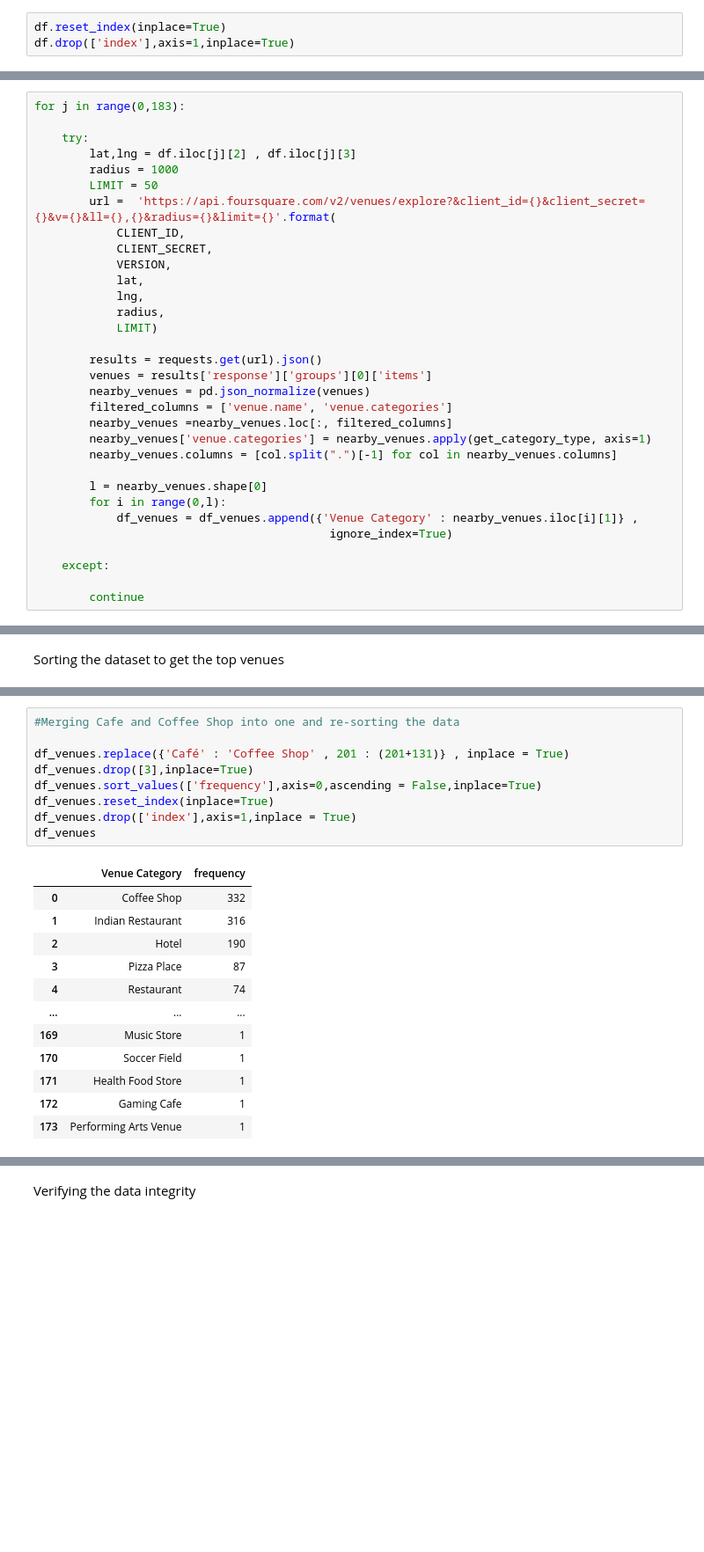
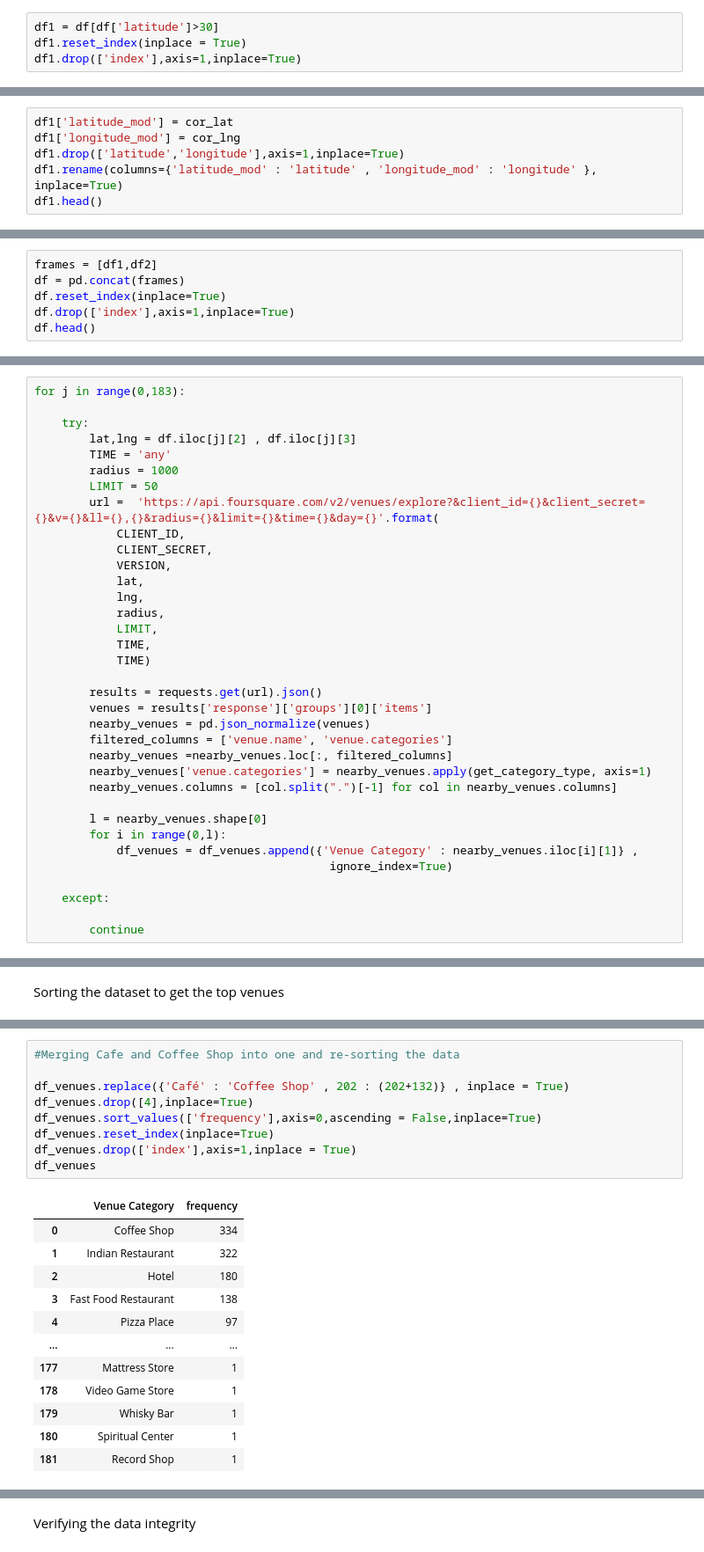
Before and after one commit to Sourin99/Rec-A-Businesss, a Jupyter notebook: Rec_a_Business_final_code.ipynb, the cells around one changed output, grey strips where cells are left out. Shown: that part at 88% size. Saved outputs shown, nothing was run; the diff lists cells and outputs as text; blank space fills up the shorter version.

```diff
--- a/Rec_a_Business_final_code.ipynb
+++ b/Rec_a_Business_final_code.ipynb
@@ -221,3 +225,4 @@ df = df[df['latitude'] < 30]
 # %%
-df.reset_index(inplace=True)
-df.drop(['index'],axis=1,inplace=True)
+df1 = df[df['latitude']>30]
+df1.reset_index(inplace = True)
+df1.drop(['index'],axis=1,inplace=True)
@@ -232,0 +266,6 @@ df.head()
+# %%
+df1['latitude_mod'] = cor_lat
+df1['longitude_mod'] = cor_lng
+df1.drop(['latitude','longitude'],axis=1,inplace=True)
+df1.rename(columns={'latitude_mod' : 'latitude' , 'longitude_mod' : 'longitude' }, inplace=True)
+df1.head()
@@ -232,0 +299,6 @@ df.head()
+# %%
+frames = [df1,df2]
+df = pd.concat(frames)
+df.reset_index(inplace=True)
+df.drop(['index'],axis=1,inplace=True)
+df.head()
@@ -293,16 +372,19 @@ for j in range(0,183):
 
     try:
         lat,lng = df.iloc[j][2] , df.iloc[j][3]
+        TIME = 'any'
         radius = 1000
         LIMIT = 50
-        url =  'https://api.foursquare.com/v2/venues/explore?&client_id={}&client_secret={}&v={}&ll={},{}&radius={}&limit={}'.format(
+        url =  'https://api.foursquare.com/v2/venues/explore?&client_id={}&client_secret={}&v={}&ll={},{}&radius={}&limit={}&time={}&day={}'.format(
             CLIENT_ID,
             CLIENT_SECRET,
             VERSION,
             lat,
             lng,
             radius,
-            LIMIT)
+            LIMIT,
+            TIME,
+            TIME)
 
         results = requests.get(url).json()
         venues = results['response']['groups'][0]['items']
@@ -365,22 +447,22 @@ df_venues.head(10)
 # %%
 #Merging Cafe and Coffee Shop into one and re-sorting the data
 
-df_venues.replace({'Café' : 'Coffee Shop' , 201 : (201+131)} , inplace = True)
-df_venues.drop([3],inplace=True)
+df_venues.replace({'Café' : 'Coffee Shop' , 202 : (202+132)} , inplace = True)
+df_venues.drop([4],inplace=True)
 df_venues.sort_values(['frequency'],axis=0,ascending = False,inplace=True)
 df_venues.reset_index(inplace=True)
 df_venues.drop(['index'],axis=1,inplace = True)
 df_venues
 # %% [output]
 |  | Venue Category | frequency |
-| 0 | Coffee Shop | 332 |
-| 1 | Indian Restaurant | 316 |
-| 2 | Hotel | 190 |
-| 3 | Pizza Place | 87 |
-| 4 | Restaurant | 74 |
+| 0 | Coffee Shop | 334 |
+| 1 | Indian Restaurant | 322 |
+| 2 | Hotel | 180 |
+| 3 | Fast Food Restaurant | 138 |
+| 4 | Pizza Place | 97 |
 | ... | ... | ... |
-| 169 | Music Store | 1 |
-| 170 | Soccer Field | 1 |
-| 171 | Health Food Store | 1 |
-| 172 | Gaming Cafe | 1 |
-| 173 | Performing Arts Venue | 1 |
+| 177 | Mattress Store | 1 |
+| 178 | Video Game Store | 1 |
+| 179 | Whisky Bar | 1 |
+| 180 | Spiritual Center | 1 |
+| 181 | Record Shop | 1 |
```
Also changed, not shown: parts of 25 cells of this notebook.
